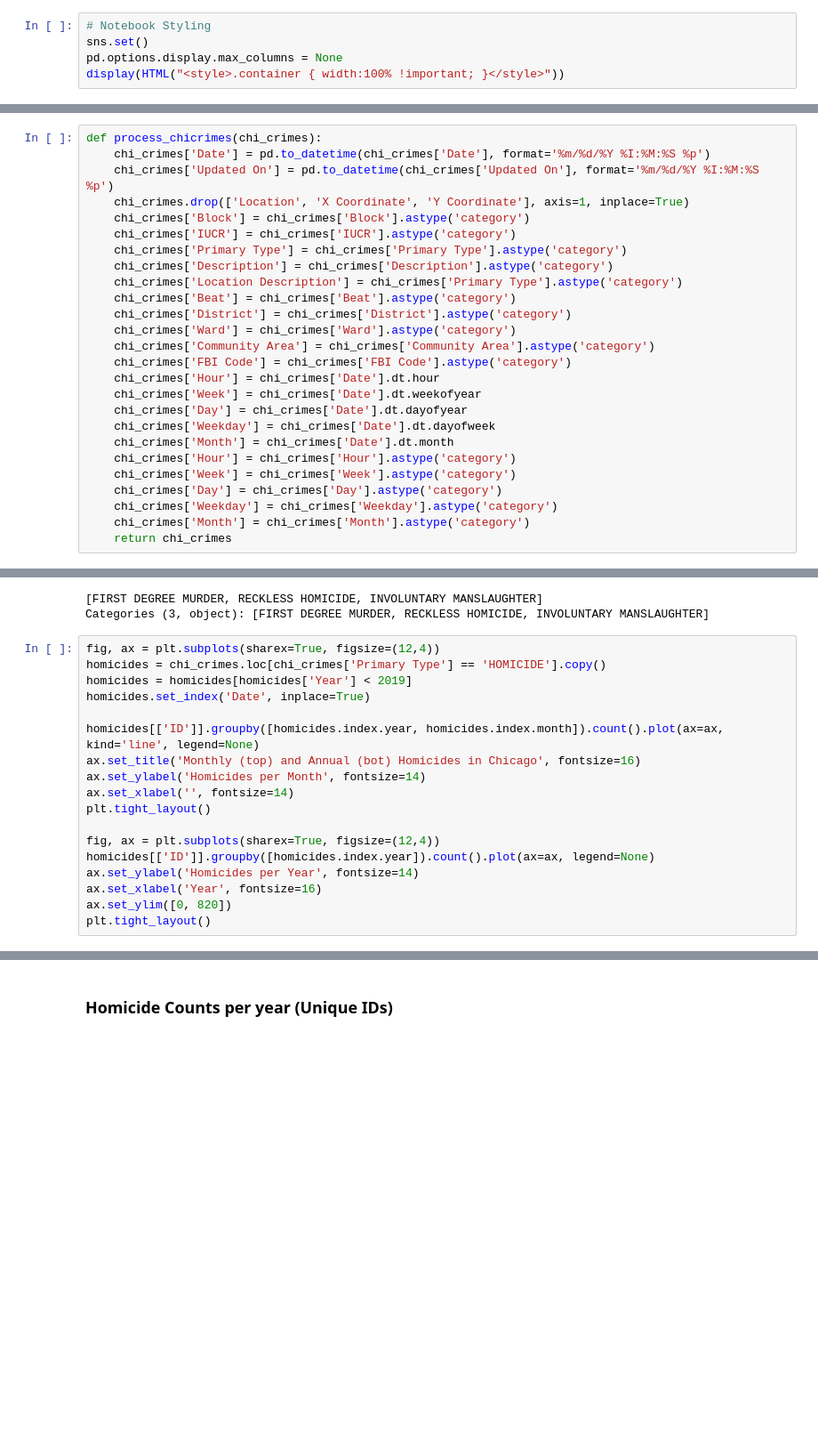
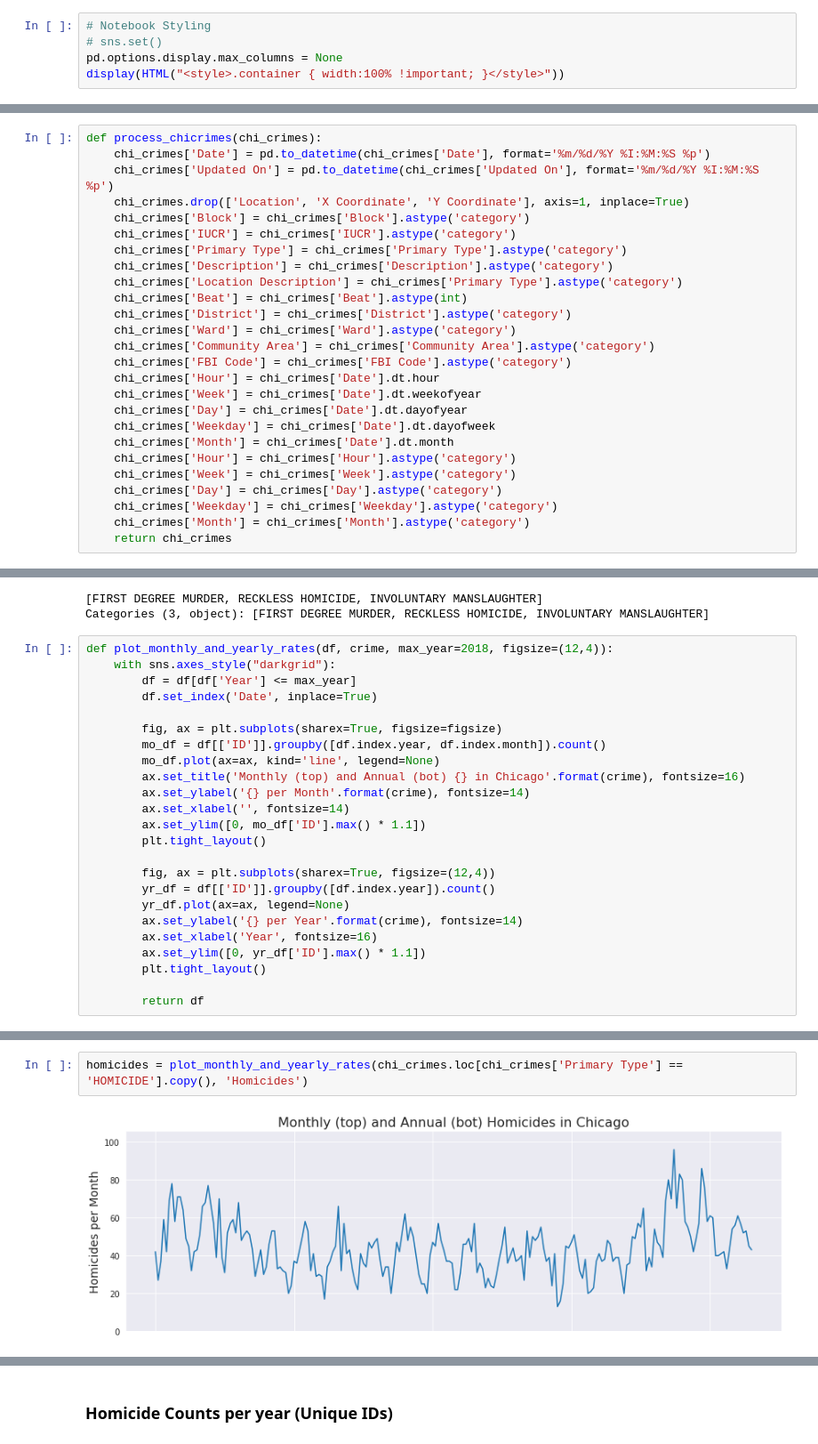
Before and after one commit to MattTriano/Chicago_Crimes, a Jupyter notebook: Chicago_Crime_Exploration.ipynb, the cells around one changed output, grey strips where cells are left out. Shown at 89% size. Saved outputs shown, nothing was run; the diff lists cells and outputs as text; blank space fills up the shorter version.

```diff
--- a/Chicago_Crime_Exploration.ipynb
+++ b/Chicago_Crime_Exploration.ipynb
@@ -15,6 +17,6 @@ import math
 # %%
 # Notebook Styling
-sns.set()
+# sns.set()
 pd.options.display.max_columns = None
 display(HTML("<style>.container { width:100% !important; }</style>"))
 # %% [markdown]
@@ -35,7 +37,7 @@ def process_chicrimes(chi_crimes):
     chi_crimes['Primary Type'] = chi_crimes['Primary Type'].astype('category')
     chi_crimes['Description'] = chi_crimes['Description'].astype('category')
     chi_crimes['Location Description'] = chi_crimes['Primary Type'].astype('category')
-    chi_crimes['Beat'] = chi_crimes['Beat'].astype('category')
+    chi_crimes['Beat'] = chi_crimes['Beat'].astype(int)
     chi_crimes['District'] = chi_crimes['District'].astype('category')
     chi_crimes['Ward'] = chi_crimes['Ward'].astype('category')
     chi_crimes['Community Area'] = chi_crimes['Community Area'].astype('category')
@@ -140,20 +142,26 @@ chi_crimes.loc[chi_crimes['Primary Type'] == 'HOMICIDE', 'Description'].unique()
 [FIRST DEGREE MURDER, RECKLESS HOMICIDE, INVOLUNTARY MANSLAUGHTER]
 Categories (3, object): [FIRST DEGREE MURDER, RECKLESS HOMICIDE, INVOLUNTARY MANSLAUGHTER]
 # %%
-fig, ax = plt.subplots(sharex=True, figsize=(12,4))
-homicides = chi_crimes.loc[chi_crimes['Primary Type'] == 'HOMICIDE'].copy()
-homicides = homicides[homicides['Year'] < 2019]
-homicides.set_index('Date', inplace=True)
+def plot_monthly_and_yearly_rates(df, crime, max_year=2018, figsize=(12,4)):
+    with sns.axes_style("darkgrid"):
+        df = df[df['Year'] <= max_year]
+        df.set_index('Date', inplace=True)
 
-homicides[['ID']].groupby([homicides.index.year, homicides.index.month]).count().plot(ax=ax, kind='line', legend=None)
-ax.set_title('Monthly (top) and Annual (bot) Homicides in Chicago', fontsize=16)
-ax.set_ylabel('Homicides per Month', fontsize=14)
-ax.set_xlabel('', fontsize=14)
-plt.tight_layout()
+        fig, ax = plt.subplots(sharex=True, figsize=figsize)
+        mo_df = df[['ID']].groupby([df.index.year, df.index.month]).count()
+        mo_df.plot(ax=ax, kind='line', legend=None)
+        ax.set_title('Monthly (top) and Annual (bot) {} in Chicago'.format(crime), fontsize=16)
+        ax.set_ylabel('{} per Month'.format(crime), fontsize=14)
+        ax.set_xlabel('', fontsize=14)
+        ax.set_ylim([0, mo_df['ID'].max() * 1.1])
+        plt.tight_layout()
 
-fig, ax = plt.subplots(sharex=True, figsize=(12,4))
-homicides[['ID']].groupby([homicides.index.year]).count().plot(ax=ax, legend=None)
-ax.set_ylabel('Homicides per Year', fontsize=14)
-ax.set_xlabel('Year', fontsize=16)
-ax.set_ylim([0, 820])
-plt.tight_layout()
+        fig, ax = plt.subplots(sharex=True, figsize=(12,4))
+        yr_df = df[['ID']].groupby([df.index.year]).count()
+        yr_df.plot(ax=ax, legend=None)
+        ax.set_ylabel('{} per Year'.format(crime), fontsize=14)
+        ax.set_xlabel('Year', fontsize=16)
+        ax.set_ylim([0, yr_df['ID'].max() * 1.1])
+        plt.tight_layout()
+
+        return df
@@ -162,0 +168,4 @@ plt.tight_layout()
+# %%
+homicides = plot_monthly_and_yearly_rates(chi_crimes.loc[chi_crimes['Primary Type'] == 'HOMICIDE'].copy(), 'Homicides')
+# %% [output]
+[figure, added]
```
Also changed, not shown: parts of 17 cells of this notebook, 2 other files.
